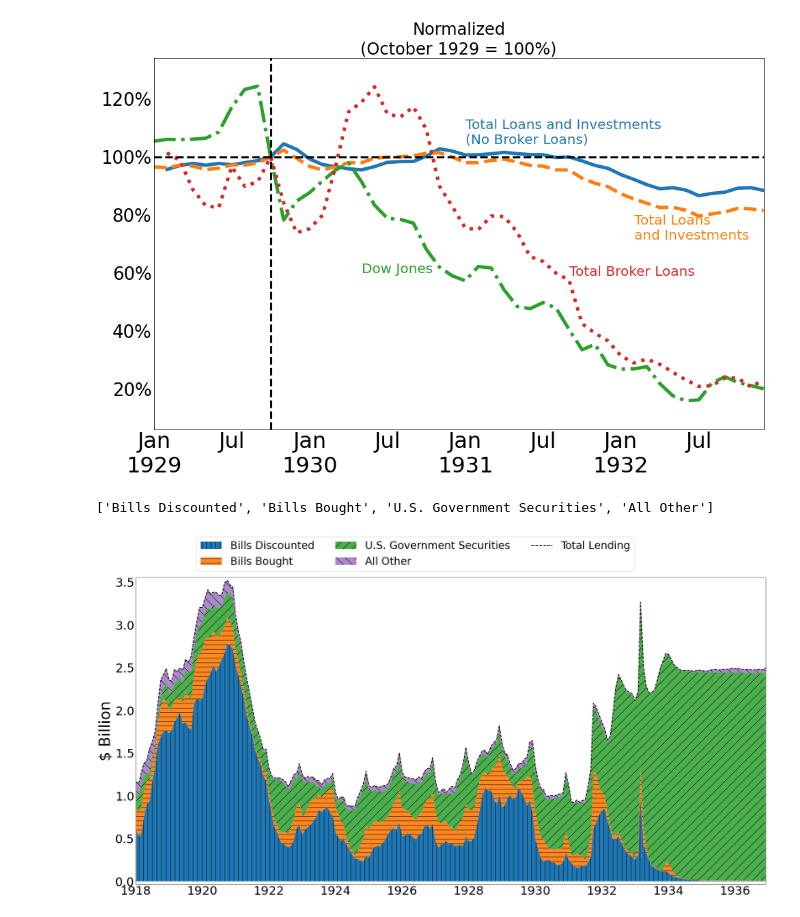
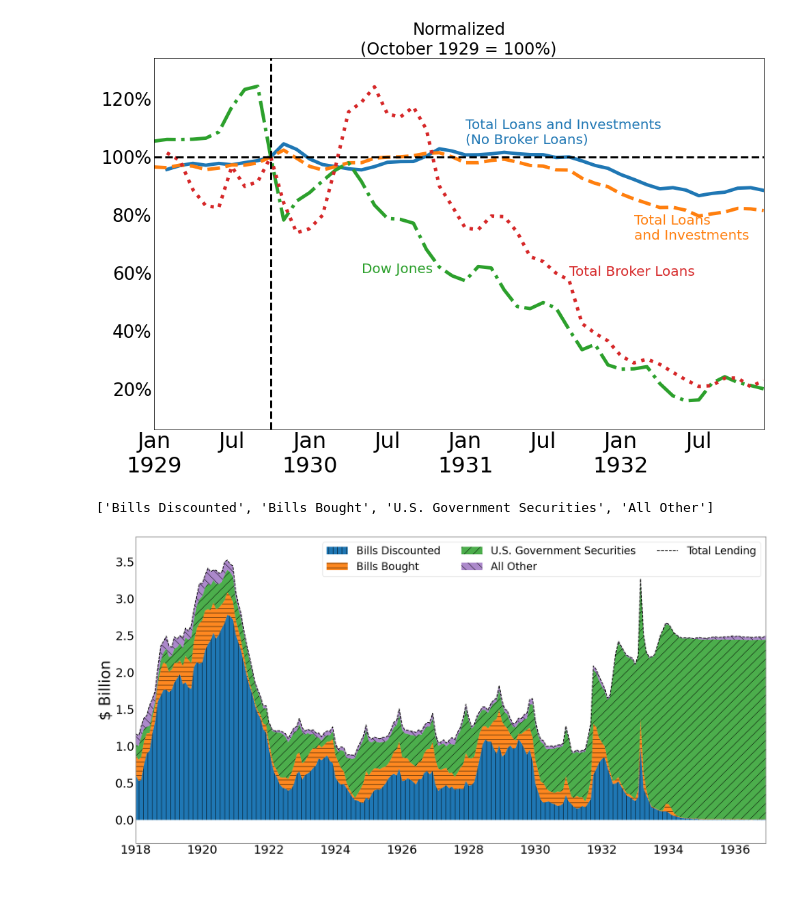
Before and after one commit to jlcatonjr/ProjectRepositories, a Jupyter notebook: Crisis and Credit Allocation/Crisis and Credit Allocation Data.ipynb, the cells around one changed output. Cells and saved outputs as stored; diff of their text form; code cells hidden in the pictures; blank space fills up the shorter version.

```diff
--- a/Crisis and Credit Allocation/Crisis and Credit Allocation Data.ipynb
+++ b/Crisis and Credit Allocation/Crisis and Credit Allocation Data.ipynb
@@ -124,35 +124,35 @@ def stack_hatch(df, total_var = None, ylabel = "$ Trillion",
                 if j == 0:
                     base = df[keys[j]]
                 else:
                     base = base.add(df[keys[j]])
             ax.fill_between(df.index, base, df[key].add(base),
                             facecolor = colors[i],
                             hatch=hatches[i],
                             alpha = 1 - i * .075,
                             label = key)
 
         else:
             ax.fill_between(df.index, [0] * len(df.index), df[key],facecolor = colors[i],
                                              hatch=hatches[i], label = key)
 
     if total_var != None:
         ax.plot(df[total_var], label = total_var, linewidth = 2, linestyle = "--",  color = "k")
-    ax.legend(loc = loc, ncol = ncol, fontsize = 28, bbox_to_anchor = (.8,1.15))
+    ax.legend(loc = loc, ncol = ncol, fontsize = 28)
     ax.set_ylabel(ylabel, fontsize = 40)
     ax.tick_params('both', length=0, which='both')
     return fig, ax
 
 
 
 plot_vars = ["Bills Discounted", "Bills Bought", "U.S. Government Securities", "All Other"]
 plot_data = fedData[plot_vars].dropna().div(1000)
 plot_data["Total Lending"] = plot_data.sum(axis = 1)
 total_var = "Total Lending"
 
 fig, ax = stack_hatch(plot_data[plot_vars + [total_var]], total_var, ylabel = "$ Billion", loc = "upper right",ncol = 3)
 # %% [output]
 ['Bills Discounted', 'Bills Bought', 'U.S. Government Securities', 'All Other']
-[figure, old version]
+[figure, new version]
 # %%
 plot_df = fedData[["High Powered Money (mil)", "High Powered Money Less Gold (mil)", "Gold at Fed (mil)"]].loc["1925":"1933"]
 plot_df.rename(columns = {name:name.replace(" (mil)", "") for name in plot_df.keys()}, inplace = True)
```
Also changed, not shown: parts of 5 cells of this notebook.
